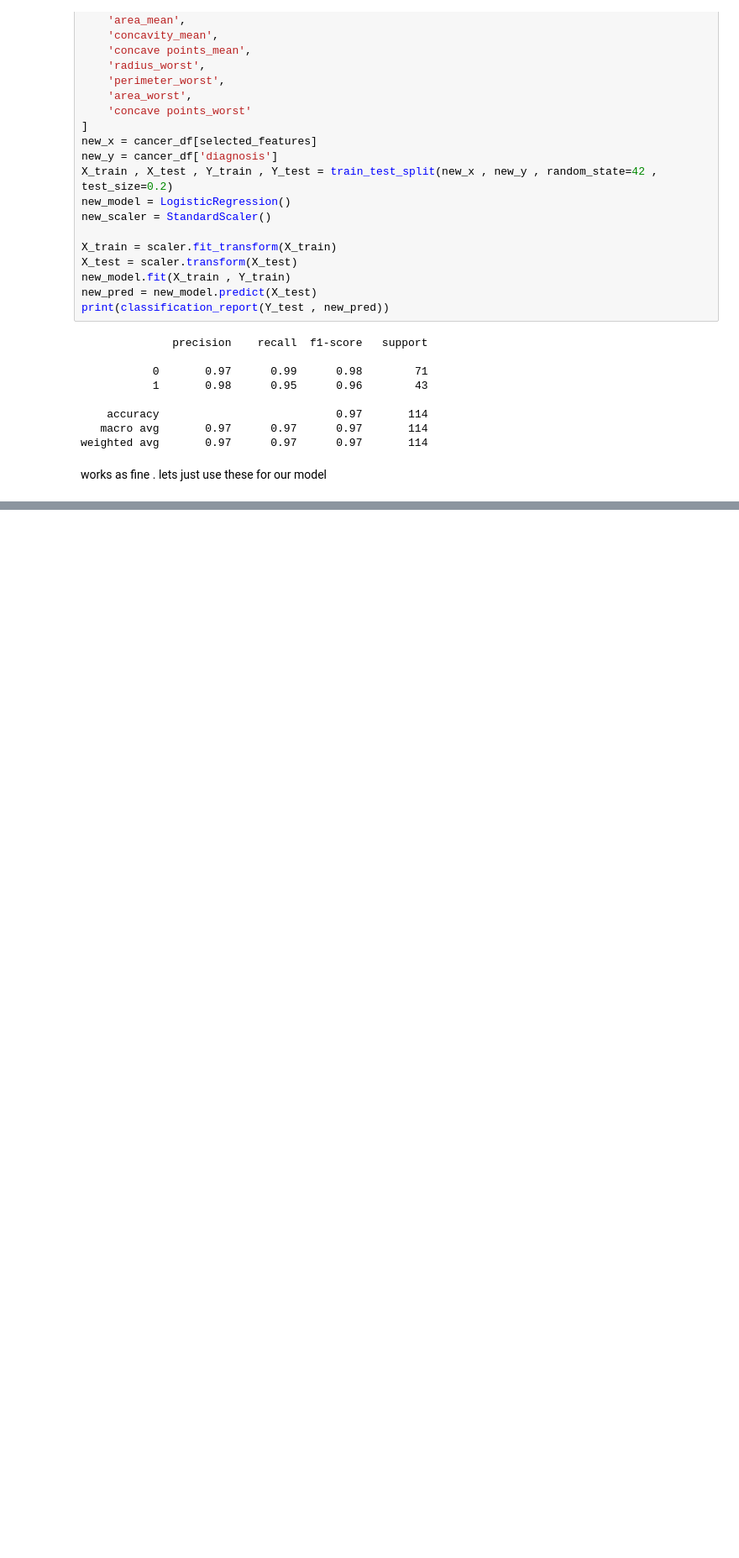
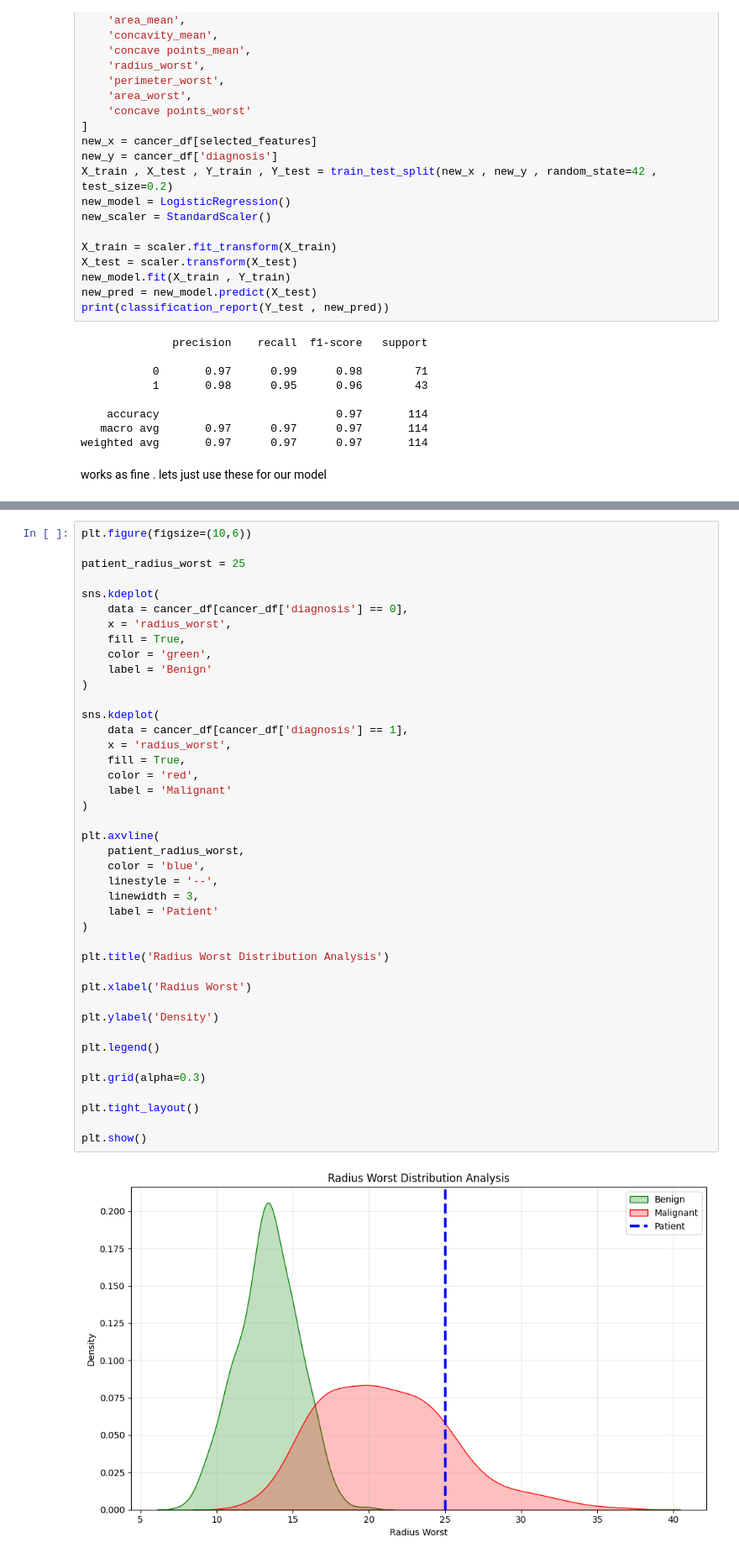
Before and after one commit to TheOnlySG/medical-classification-ml, a Jupyter notebook: Research Notebooks/eda_cancer.ipynb, the cells around one changed output, grey strips where cells are left out. Shown at 84% size. Drawn from its saved outputs; the diff is of its cells as text; blank space fills up the shorter version.

Commit message:
completed pipeline for cancer graphs and table , todo next -> diabetes pipeline for graph

```diff
--- a/notebooks/eda_cancer.ipynb
+++ b/Research Notebooks/eda_cancer.ipynb
@@ -390,0 +414,44 @@ works as fine . lets just use these for our model
+# %%
+plt.figure(figsize=(10,6))
+
+patient_radius_worst = 25
+
+sns.kdeplot(
+    data = cancer_df[cancer_df['diagnosis'] == 0],
+    x = 'radius_worst',
+    fill = True,
+    color = 'green',
+    label = 'Benign'
+)
+
+sns.kdeplot(
+    data = cancer_df[cancer_df['diagnosis'] == 1],
+    x = 'radius_worst',
+    fill = True,
+    color = 'red',
+    label = 'Malignant'
+)
+
+plt.axvline(
+    patient_radius_worst,
+    color = 'blue',
+    linestyle = '--',
+    linewidth = 3,
+    label = 'Patient'
+)
+
+plt.title('Radius Worst Distribution Analysis')
+
+plt.xlabel('Radius Worst')
+
+plt.ylabel('Density')
+
+plt.legend()
+
+plt.grid(alpha=0.3)
+
+plt.tight_layout()
+
+plt.show()
+# %% [output]
+[figure, added]
```
Also changed, not shown: parts of 11 cells of this notebook, 7 other files.
